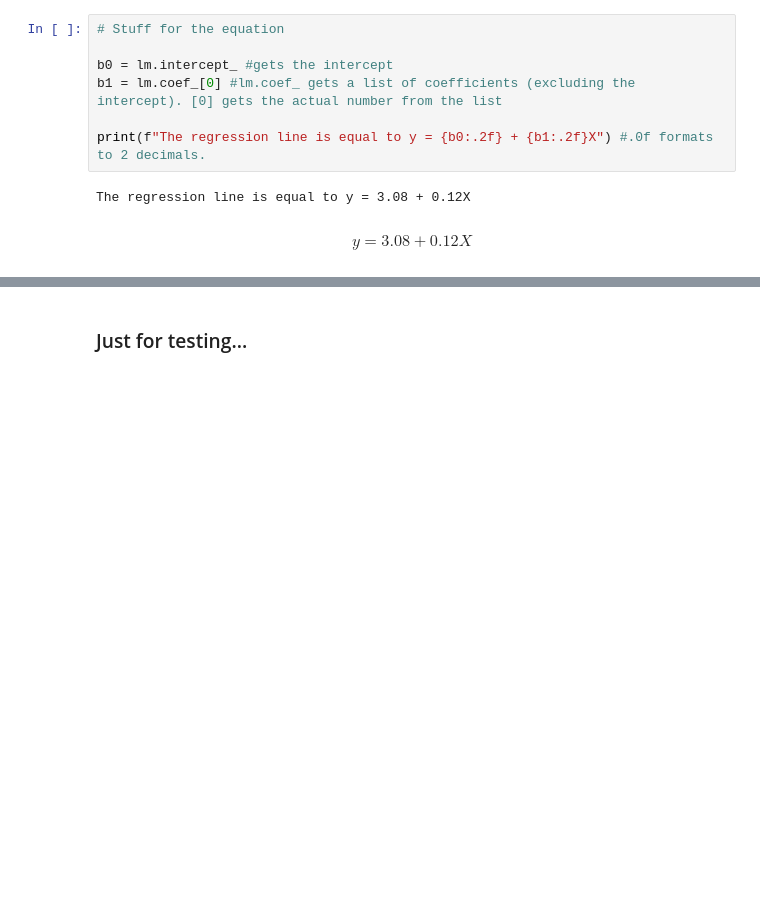
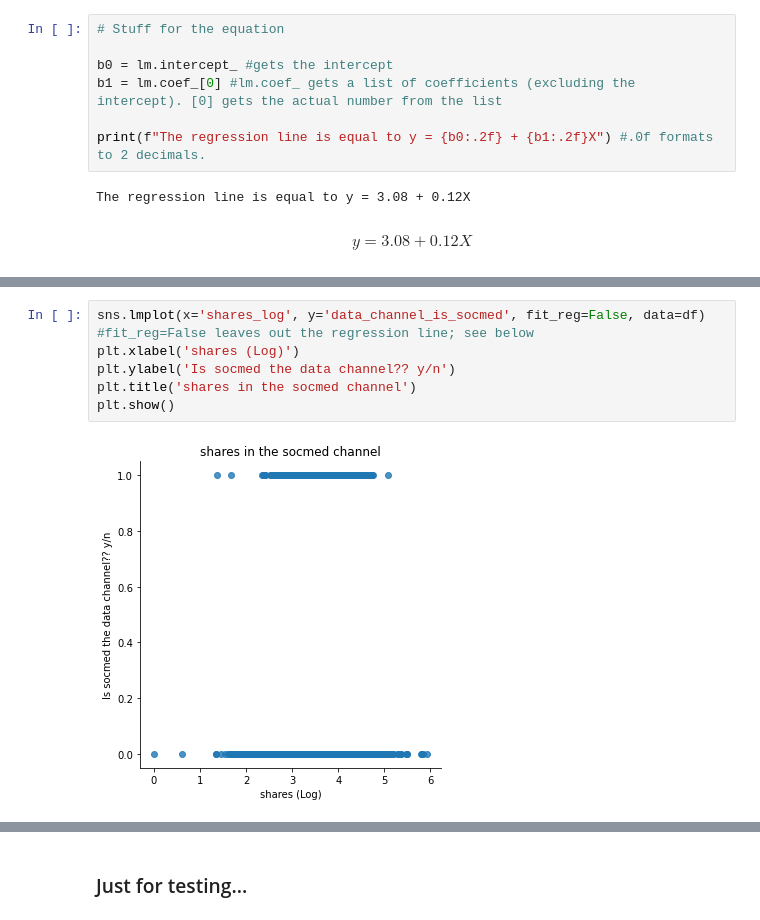
Before and after one commit to juIiette/Exercises, a Jupyter notebook: Assignment 3.ipynb, the cells around one changed output, grey strips where cells are left out. Drawn from its saved outputs; the diff is of its cells as text; blank space fills up the shorter version.

```diff
--- a/Assignment 3.ipynb
+++ b/Assignment 3.ipynb
@@ -105,0 +125,8 @@ $$y = 3.08 + 0.12X$$
+# %%
+sns.lmplot(x='shares_log', y='data_channel_is_socmed', fit_reg=False, data=df) #fit_reg=False leaves out the regression line; see below
+plt.xlabel('shares (Log)')
+plt.ylabel('Is socmed the data channel?? y/n')
+plt.title('shares in the socmed channel')
+plt.show()
+# %% [output]
+[figure, added]
```
Also changed, not shown: parts of 14 cells of this notebook.
